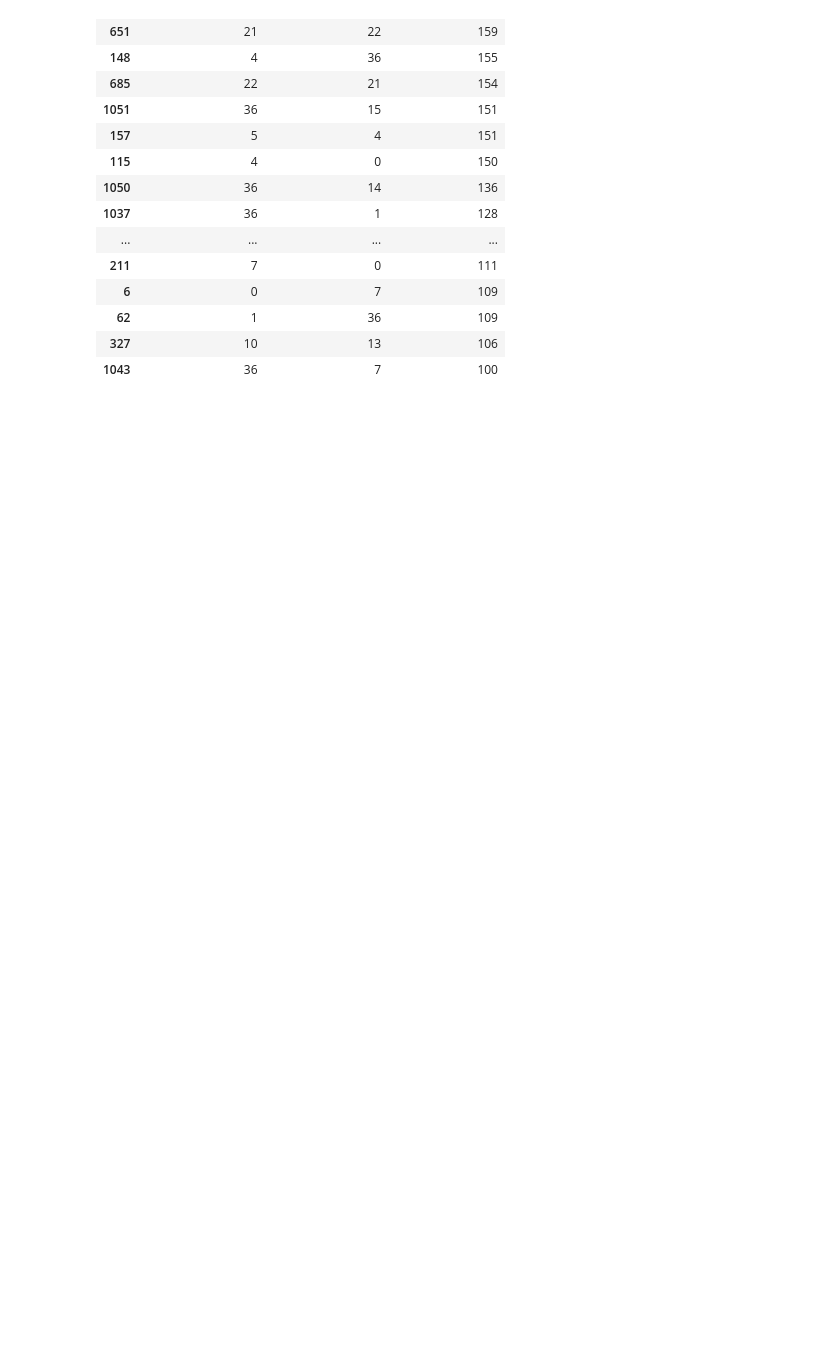
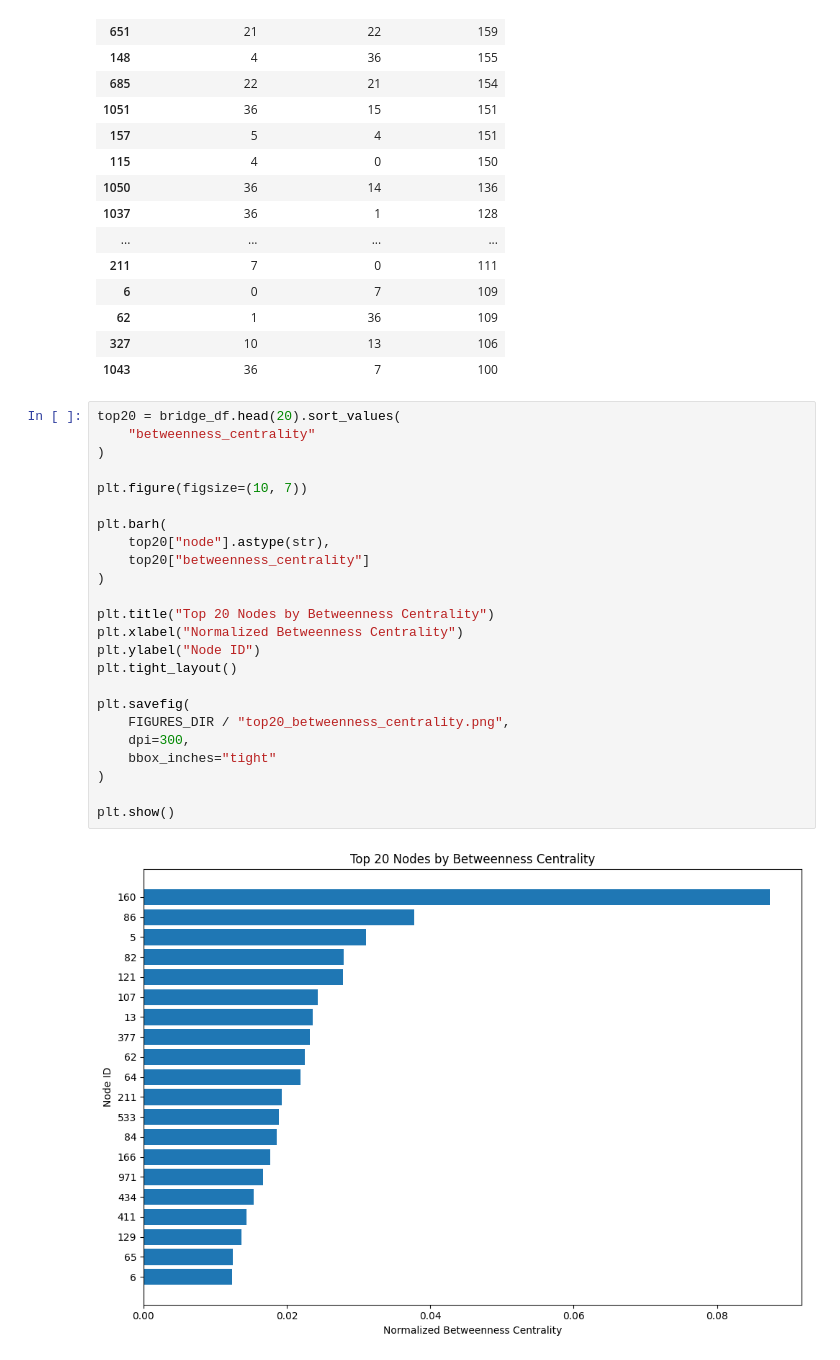
Before and after one commit to hashini596/Communication-Network-Failure-and-Resilience, a Jupyter notebook: notebooks/03_department_bridge_analysis.ipynb, the cells around one changed output. Cells and saved outputs as stored; diff of their text form; blank space fills up the shorter version.

Commit message:
figures by results

```diff
--- a/notebooks/03_department_bridge_analysis.ipynb
+++ b/notebooks/03_department_bridge_analysis.ipynb
@@ -237,3 +237,29 @@ department_pairs.to_csv(
 | 62 | 1 | 36 | 109 |
 | 327 | 10 | 13 | 106 |
 | 1043 | 36 | 7 | 100 |
+# %%
+top20 = bridge_df.head(20).sort_values(
+    "betweenness_centrality"
+)
+
+plt.figure(figsize=(10, 7))
+
+plt.barh(
+    top20["node"].astype(str),
+    top20["betweenness_centrality"]
+)
+
+plt.title("Top 20 Nodes by Betweenness Centrality")
+plt.xlabel("Normalized Betweenness Centrality")
+plt.ylabel("Node ID")
+plt.tight_layout()
+
+plt.savefig(
+    FIGURES_DIR / "top20_betweenness_centrality.png",
+    dpi=300,
+    bbox_inches="tight"
+)
+
+plt.show()
+# %% [output]
+[figure, added]
```
Also changed, not shown: parts of 2 cells of this notebook, 3 other files.
